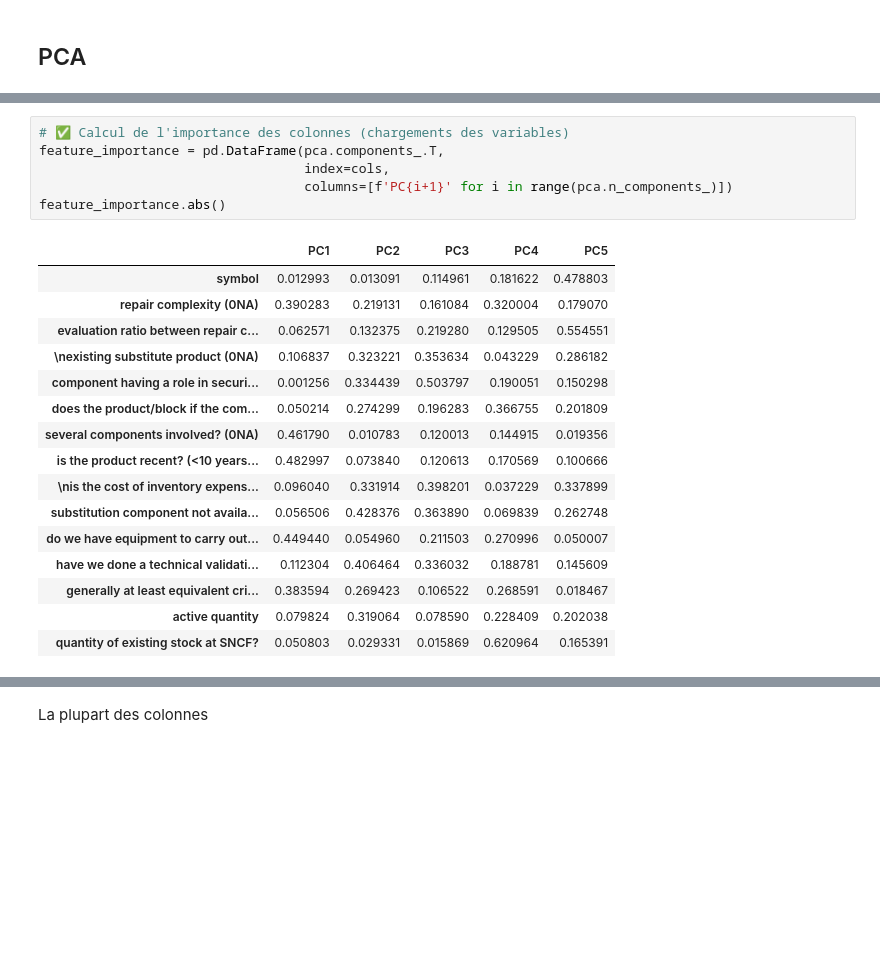
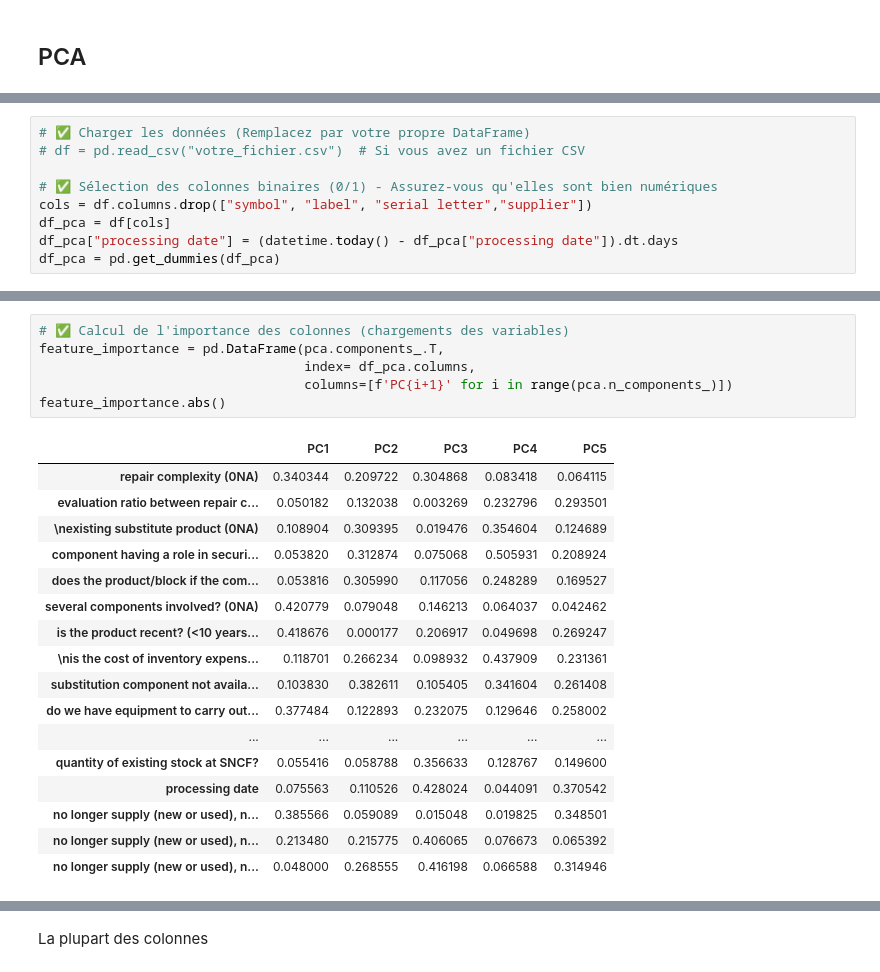
Before and after one commit to coupsim/PSYN_SNCF, a Jupyter notebook: PSYN_sncf_data.ipynb, the cells around one changed output, grey strips where cells are left out. Drawn from its saved outputs; the diff is of its cells as text; blank space fills up the shorter version.

```diff
--- a/PSYN_sncf_data.ipynb
+++ b/PSYN_sncf_data.ipynb
@@ -309,0 +292,9 @@ memory usage: 49.7+ KB
+# %%
+# ✅ Charger les données (Remplacez par votre propre DataFrame)
+# df = pd.read_csv("votre_fichier.csv")  # Si vous avez un fichier CSV
+
+# ✅ Sélection des colonnes binaires (0/1) - Assurez-vous qu'elles sont bien numériques
+cols = df.columns.drop(["symbol", "label", "serial letter","supplier"])
+df_pca = df[cols]
+df_pca["processing date"] = (datetime.today() - df_pca["processing date"]).dt.days
+df_pca = pd.get_dummies(df_pca)
@@ -354,26 +343,27 @@ plt.show()
 # %%
 # ✅ Calcul de l'importance des colonnes (chargements des variables)
 feature_importance = pd.DataFrame(pca.components_.T,
-                                  index=cols,
+                                  index= df_pca.columns,
                                   columns=[f'PC{i+1}' for i in range(pca.n_components_)])
 feature_importance.abs()
 # %% [output]
 |  | PC1 | PC2 | PC3 | PC4 | PC5 |
-| symbol | 0.012993 | 0.013091 | 0.114961 | 0.181622 | 0.478803 |
-| repair complexity (0NA) | 0.390283 | 0.219131 | 0.161084 | 0.320004 | 0.179070 |
-| evaluation ratio between repair c... | 0.062571 | 0.132375 | 0.219280 | 0.129505 | 0.554551 |
-| \nexisting substitute product (0NA) | 0.106837 | 0.323221 | 0.353634 | 0.043229 | 0.286182 |
-| component having a role in securi... | 0.001256 | 0.334439 | 0.503797 | 0.190051 | 0.150298 |
-| does the product/block if the com... | 0.050214 | 0.274299 | 0.196283 | 0.366755 | 0.201809 |
-| several components involved? (0NA) | 0.461790 | 0.010783 | 0.120013 | 0.144915 | 0.019356 |
-| is the product recent? (<10 years... | 0.482997 | 0.073840 | 0.120613 | 0.170569 | 0.100666 |
-| \nis the cost of inventory expens... | 0.096040 | 0.331914 | 0.398201 | 0.037229 | 0.337899 |
-| substitution component not availa... | 0.056506 | 0.428376 | 0.363890 | 0.069839 | 0.262748 |
-| do we have equipment to carry out... | 0.449440 | 0.054960 | 0.211503 | 0.270996 | 0.050007 |
-| have we done a technical validati... | 0.112304 | 0.406464 | 0.336032 | 0.188781 | 0.145609 |
-| generally at least equivalent cri... | 0.383594 | 0.269423 | 0.106522 | 0.268591 | 0.018467 |
-| active quantity | 0.079824 | 0.319064 | 0.078590 | 0.228409 | 0.202038 |
-| quantity of existing stock at SNCF? | 0.050803 | 0.029331 | 0.015869 | 0.620964 | 0.165391 |
+| repair complexity (0NA) | 0.340344 | 0.209722 | 0.304868 | 0.083418 | 0.064115 |
+| evaluation ratio between repair c... | 0.050182 | 0.132038 | 0.003269 | 0.232796 | 0.293501 |
+| \nexisting substitute product (0NA) | 0.108904 | 0.309395 | 0.019476 | 0.354604 | 0.124689 |
+| component having a role in securi... | 0.053820 | 0.312874 | 0.075068 | 0.505931 | 0.208924 |
+| does the product/block if the com... | 0.053816 | 0.305990 | 0.117056 | 0.248289 | 0.169527 |
+| several components involved? (0NA) | 0.420779 | 0.079048 | 0.146213 | 0.064037 | 0.042462 |
+| is the product recent? (<10 years... | 0.418676 | 0.000177 | 0.206917 | 0.049698 | 0.269247 |
+| \nis the cost of inventory expens... | 0.118701 | 0.266234 | 0.098932 | 0.437909 | 0.231361 |
+| substitution component not availa... | 0.103830 | 0.382611 | 0.105405 | 0.341604 | 0.261408 |
+| do we have equipment to carry out... | 0.377484 | 0.122893 | 0.232075 | 0.129646 | 0.258002 |
+| ... | ... | ... | ... | ... | ... |
+| quantity of existing stock at SNCF? | 0.055416 | 0.058788 | 0.356633 | 0.128767 | 0.149600 |
+| processing date | 0.075563 | 0.110526 | 0.428024 | 0.044091 | 0.370542 |
+| no longer supply (new or used), n... | 0.385566 | 0.059089 | 0.015048 | 0.019825 | 0.348501 |
+| no longer supply (new or used), n... | 0.213480 | 0.215775 | 0.406065 | 0.076673 | 0.065392 |
+| no longer supply (new or used), n... | 0.048000 | 0.268555 | 0.416198 | 0.066588 | 0.314946 |
 # %%
 # ✅ Calcul de l'importance moyenne de chaque variable (moyenne absolue des contributions)
 feature_importance['Importance Moyenne'] = feature_importance.abs().mean(axis=1)
```
Also changed, not shown: parts of 15 cells of this notebook.
